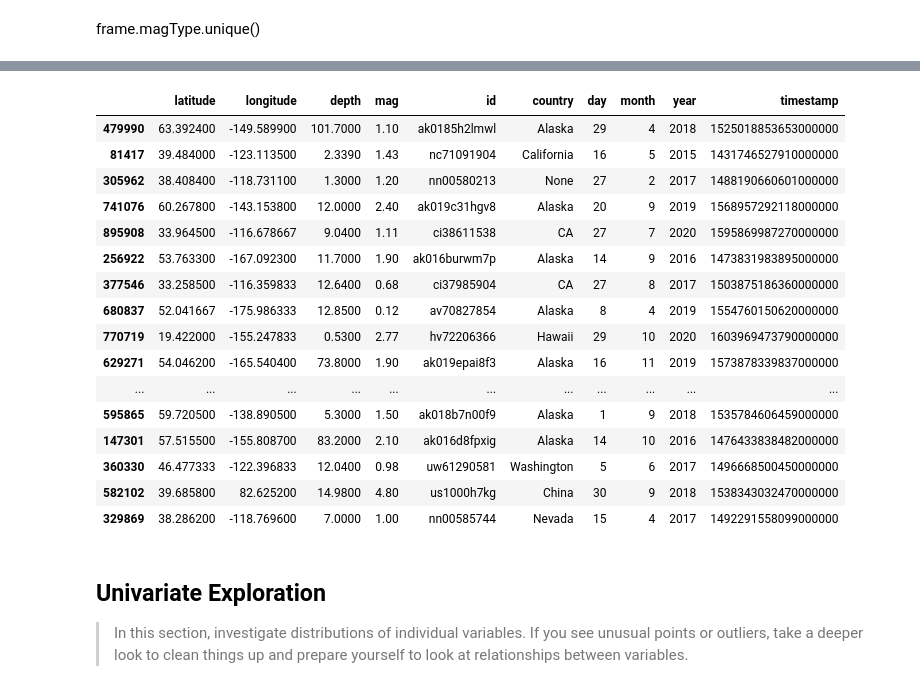
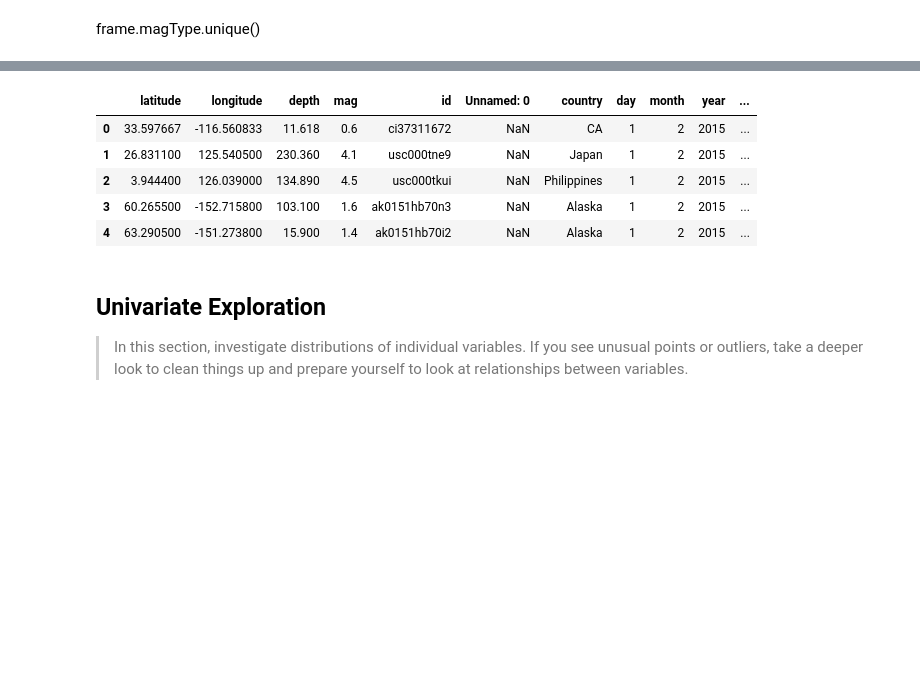
Before and after one commit to seifeldingamal/graduation-project-natural-disasters, a Jupyter notebook: Project Template/exploration_template.ipynb, the cells around one changed output, grey strips where cells are left out. Saved outputs shown, nothing was run; the diff lists cells and outputs as text; code cells hidden in the pictures; blank space fills up the shorter version.

Commit message:
Last updates
Continue on fixing country column

```diff
--- a/Project Template/exploration_template.ipynb
+++ b/Project Template/exploration_template.ipynb
@@ -233,0 +268,26 @@ def findCountry(Lat, Long):
+# %%
+def findCity(Lat, Long):
+    geolocator = Nominatim(user_agent="geoapiExercises")
+
+    reverse = RateLimiter(geolocator.reverse, min_delay_seconds=1)
+
+    location = reverse((Lat, Long), language='en', exactly_one=True)
+
+    NoneType = type(None)
+
+    if isinstance(location, NoneType):
+        print('None')
+        return 'None'
+    else:
+        address = location.raw['address']
+        print(address)
+        city = address.get('city', '')
+        print(city)
+        return city
+# %%
+nan_values = frame[frame['country'].isna()]
+frame = frame[frame['country'].notna()]
+nan_values['country'] = nan_values.apply(lambda x: findCountry(x['latitude'], x['longitude']), axis = 1)
+nan_values.to_csv('nanValues.csv')
+nan_values = nan_values[nan_values['country'] != 'None']
+frame = frame.append(nan_values, ignore_index = True)
@@ -234,3 +500,4 @@ def findCountry(Lat, Long):
 # %%
-frame['country2'] = frame.apply(lambda x: findCountry(x['latitude'], x['longitude']), axis = 1)
+frame['city'] = frame.apply(lambda x: findCity(x['latitude'], x['longitude']), axis = 1)
+frame.to_csv('data.csv')
 # %% [output]
@@ -301,23 +522,12 @@ nan_value[nan_value['country'] != 'None']
-# %%
-frame.sample(25)
-# %% [output]
-|  | latitude | longitude | depth | mag | id | country | day | month | year | timestamp |
-| 479990 | 63.392400 | -149.589900 | 101.7000 | 1.10 | ak0185h2lmwl | Alaska | 29 | 4 | 2018 | 1525018853653000000 |
-| 81417 | 39.484000 | -123.113500 | 2.3390 | 1.43 | nc71091904 | California | 16 | 5 | 2015 | 1431746527910000000 |
-| 305962 | 38.408400 | -118.731100 | 1.3000 | 1.20 | nn00580213 | None | 27 | 2 | 2017 | 1488190660601000000 |
-| 741076 | 60.267800 | -143.153800 | 12.0000 | 2.40 | ak019c31hgv8 | Alaska | 20 | 9 | 2019 | 1568957292118000000 |
-| 895908 | 33.964500 | -116.678667 | 9.0400 | 1.11 | ci38611538 | CA | 27 | 7 | 2020 | 1595869987270000000 |
-| 256922 | 53.763300 | -167.092300 | 11.7000 | 1.90 | ak016burwm7p | Alaska | 14 | 9 | 2016 | 1473831983895000000 |
-| 377546 | 33.258500 | -116.359833 | 12.6400 | 0.68 | ci37985904 | CA | 27 | 8 | 2017 | 1503875186360000000 |
-| 680837 | 52.041667 | -175.986333 | 12.8500 | 0.12 | av70827854 | Alaska | 8 | 4 | 2019 | 1554760150620000000 |
-| 770719 | 19.422000 | -155.247833 | 0.5300 | 2.77 | hv72206366 | Hawaii | 29 | 10 | 2020 | 1603969473790000000 |
-| 629271 | 54.046200 | -165.540400 | 73.8000 | 1.90 | ak019epai8f3 | Alaska | 16 | 11 | 2019 | 1573878339837000000 |
-| ... | ... | ... | ... | ... | ... | ... | ... | ... | ... | ... |
-| 595865 | 59.720500 | -138.890500 | 5.3000 | 1.50 | ak018b7n00f9 | Alaska | 1 | 9 | 2018 | 1535784606459000000 |
-| 147301 | 57.515500 | -155.808700 | 83.2000 | 2.10 | ak016d8fpxig | Alaska | 14 | 10 | 2016 | 1476433838482000000 |
-| 360330 | 46.477333 | -122.396833 | 12.0400 | 0.98 | uw61290581 | Washington | 5 | 6 | 2017 | 1496668500450000000 |
-| 582102 | 39.685800 | 82.625200 | 14.9800 | 4.80 | us1000h7kg | China | 30 | 9 | 2018 | 1538343032470000000 |
-| 329869 | 38.286200 | -118.769600 | 7.0000 | 1.00 | nn00585744 | Nevada | 15 | 4 | 2017 | 1492291558099000000 |
+# %%
+frame.head()
+# %% [output]
+|  | latitude | longitude | depth | mag | id | Unnamed: 0 | country | day | month | year | ... |
+| 0 | 33.597667 | -116.560833 | 11.618 | 0.6 | ci37311672 | NaN | CA | 1 | 2 | 2015 | ... |
+| 1 | 26.831100 | 125.540500 | 230.360 | 4.1 | usc000tne9 | NaN | Japan | 1 | 2 | 2015 | ... |
+| 2 | 3.944400 | 126.039000 | 134.890 | 4.5 | usc000tkui | NaN | Philippines | 1 | 2 | 2015 | ... |
+| 3 | 60.265500 | -152.715800 | 103.100 | 1.6 | ak0151hb70n3 | NaN | Alaska | 1 | 2 | 2015 | ... |
+| 4 | 63.290500 | -151.273800 | 15.900 | 1.4 | ak0151hb70i2 | NaN | Alaska | 1 | 2 | 2015 | ... |
 # %% [markdown]
 ## Univariate Exploration
 
```
Also changed, not shown: parts of 13 cells of this notebook, 1 other file.
